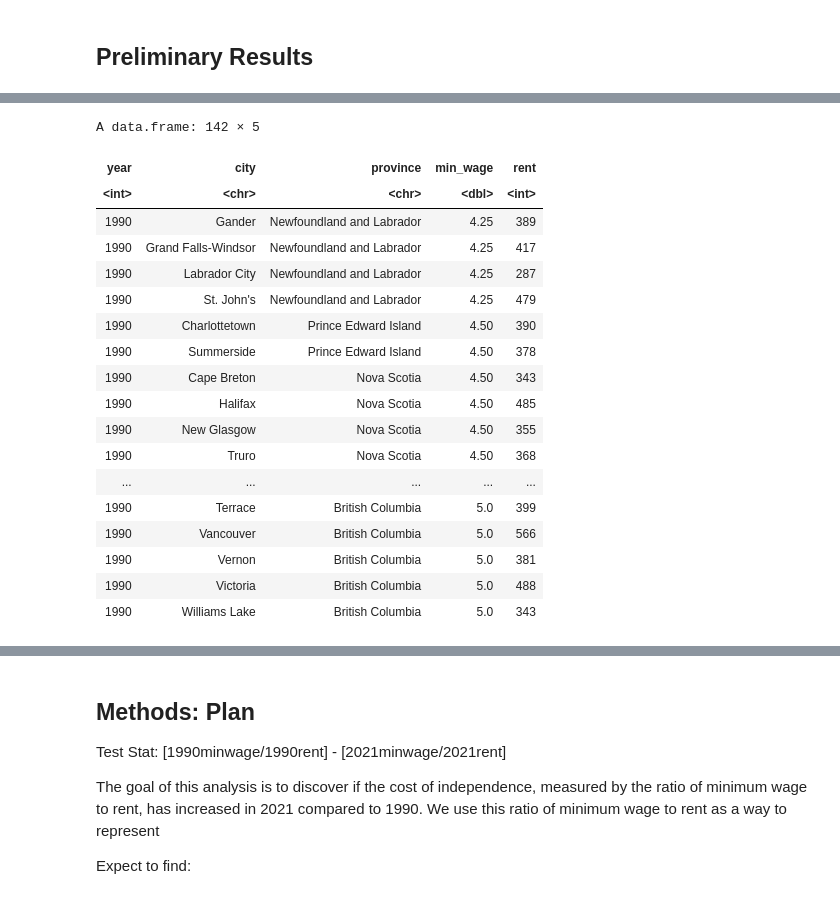
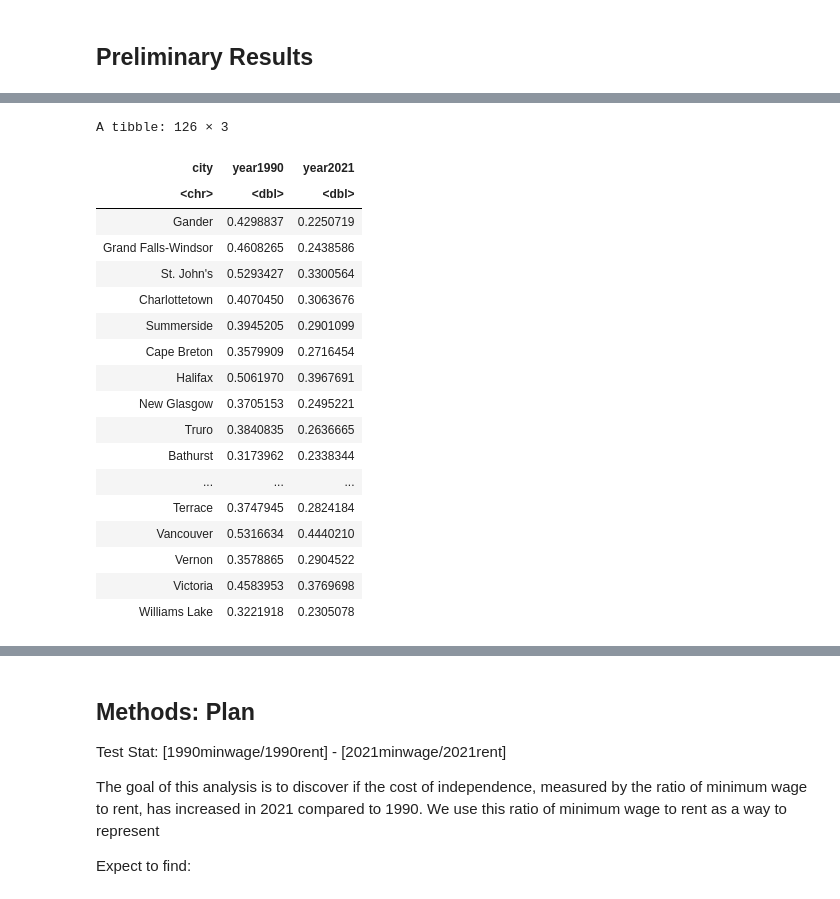
Before and after one commit to Guo-Michael/stat_201_project, a Jupyter notebook: proposal.ipynb, the cells around one changed output, grey strips where cells are left out. Cells and saved outputs as stored; diff of their text form; code cells hidden in the pictures.

Commit message:
prelim analysis
wrangled data
prelim histograms

```diff
--- a/proposal.ipynb
+++ b/proposal.ipynb
@@ -32,27 +29,52 @@ rentwage1990 <- read.csv('https://raw.githubusercontent.com/Guo-Michael/stat_201
 rentwage2021 <- read.csv('https://raw.githubusercontent.com/Guo-Michael/stat_201_project/main/rentwage2021.csv')
 # %%
 rentwage1990filtered <- rentwage1990 %>%
-   # select(REF_DATE,City,Province,VALUE,Minimum.Wage)
-    select(year,city,province,min_wage,rent)
-rentwage1990filtered
-# Plot two histograms
+    select(year, city, province, min_wage, rent)
+
+rentwage2021filtered <- rentwage2021 %>%
+    select(year, city, province, min_wage, rent)
+
+rentwage_bothyears <- bind_rows(rentwage1990filtered, rentwage2021filtered)
+
+double_cities <- rentwage_bothyears %>%
+    group_by(city) %>%
+    summarize(n = n()) %>%
+    ungroup() %>%
+    filter(n == 2) %>%
+    pull(city)
+
+rentwage_clean <- rentwage_bothyears %>%
+    filter(city %in% double_cities) %>%
+    select(-province) %>%
+    mutate(living_ratio = (rent * 12 / 365) / (min_wage * 7)) %>%
+    select(-min_wage, -rent) %>%
+    mutate(year = ifelse(year == 1990, "year1990", "year2021")) %>%
+    pivot_wider(names_from = year, values_from = living_ratio)
+
+# test_stat <- rentwage_2021_clean %>%
+#     mutate(diff_in_ratio = year2021 - year1990) %>%
+#     summarize(test_stat = mean(diff_in_ratio)) %>%
+#     pull()
+
+# test_stat
+rentwage_clean
 # %% [output]
-A data.frame: 142 × 5
+A tibble: 126 × 3
-| year | city | province | min_wage | rent |
-| <int> | <chr> | <chr> | <dbl> | <int> |
-| 1990 | Gander | Newfoundland and Labrador | 4.25 | 389 |
-| 1990 | Grand Falls-Windsor | Newfoundland and Labrador | 4.25 | 417 |
-| 1990 | Labrador City | Newfoundland and Labrador | 4.25 | 287 |
-| 1990 | St. John's | Newfoundland and Labrador | 4.25 | 479 |
-| 1990 | Charlottetown | Prince Edward Island | 4.50 | 390 |
-| 1990 | Summerside | Prince Edward Island | 4.50 | 378 |
-| 1990 | Cape Breton | Nova Scotia | 4.50 | 343 |
-| 1990 | Halifax | Nova Scotia | 4.50 | 485 |
-| 1990 | New Glasgow | Nova Scotia | 4.50 | 355 |
-| 1990 | Truro | Nova Scotia | 4.50 | 368 |
-| ... | ... | ... | ... | ... |
-| 1990 | Terrace | British Columbia | 5.0 | 399 |
-| 1990 | Vancouver | British Columbia | 5.0 | 566 |
-| 1990 | Vernon | British Columbia | 5.0 | 381 |
-| 1990 | Victoria | British Columbia | 5.0 | 488 |
-| 1990 | Williams Lake | British Columbia | 5.0 | 343 |
+| city | year1990 | year2021 |
+| <chr> | <dbl> | <dbl> |
+| Gander | 0.4298837 | 0.2250719 |
+| Grand Falls-Windsor | 0.4608265 | 0.2438586 |
+| St. John's | 0.5293427 | 0.3300564 |
+| Charlottetown | 0.4070450 | 0.3063676 |
+| Summerside | 0.3945205 | 0.2901099 |
+| Cape Breton | 0.3579909 | 0.2716454 |
+| Halifax | 0.5061970 | 0.3967691 |
+| New Glasgow | 0.3705153 | 0.2495221 |
+| Truro | 0.3840835 | 0.2636665 |
+| Bathurst | 0.3173962 | 0.2338344 |
+| ... | ... | ... |
+| Terrace | 0.3747945 | 0.2824184 |
+| Vancouver | 0.5316634 | 0.4440210 |
+| Vernon | 0.3578865 | 0.2904522 |
+| Victoria | 0.4583953 | 0.3769698 |
+| Williams Lake | 0.3221918 | 0.2305078 |
```
Also changed, not shown: parts of 2 cells of this notebook.
